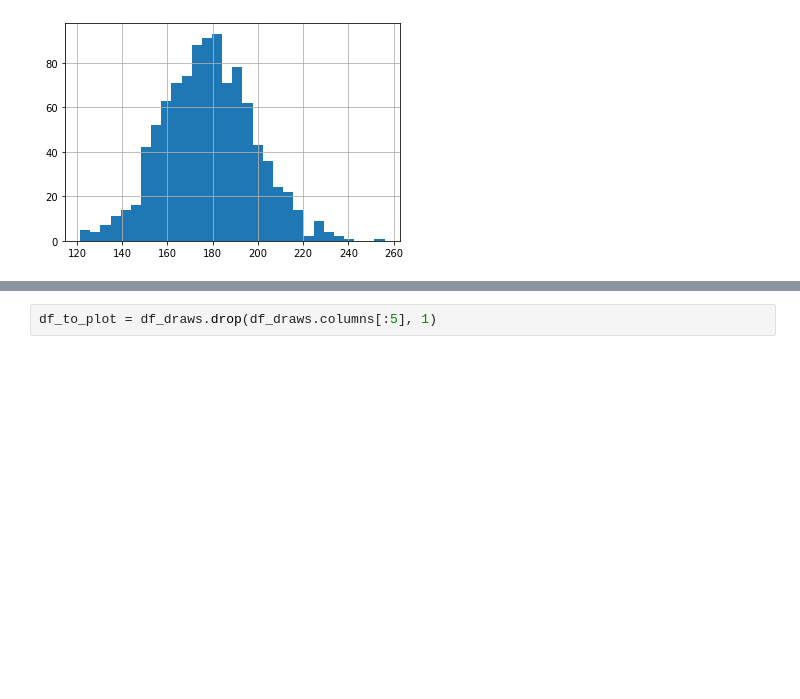
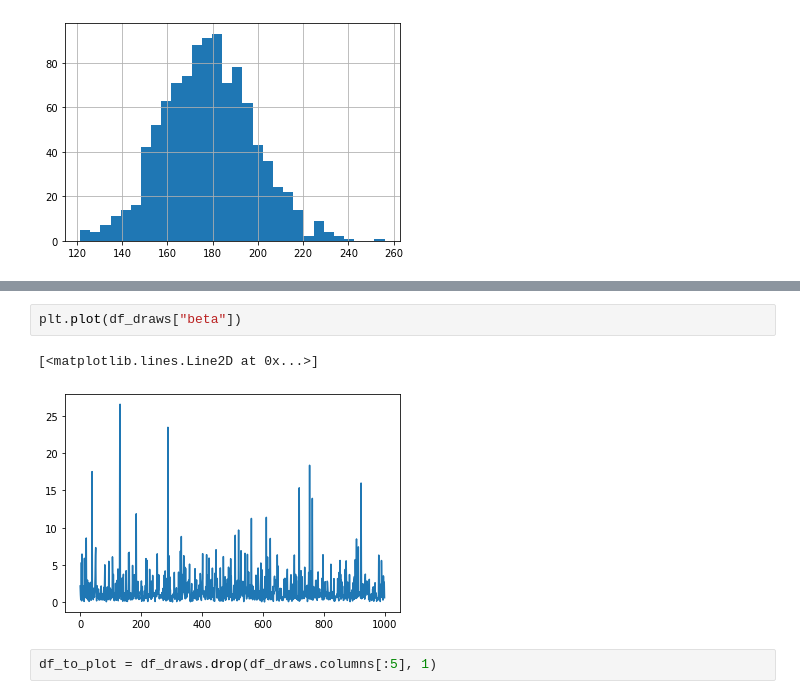
Before and after one commit to dominikwozniak/data-analytics, a Jupyter notebook: lab-4/lab_4.ipynb, the cells around one changed output, grey strips where cells are left out. Cells and saved outputs as stored; diff of their text form; blank space fills up the shorter version.

```diff
--- a/lab-4/lab_4.ipynb
+++ b/lab-4/lab_4.ipynb
@@ -249,2 +254,7 @@ df_draws["alpha"].hist(bins=30)
+# %%
+plt.plot(df_draws["beta"])
+# %% [output]
+[<matplotlib.lines.Line2D at 0x...>]
+[figure, added]
 # %%
 df_to_plot = df_draws.drop(df_draws.columns[:5], 1)
```
Also changed, not shown: parts of 5 cells of this notebook.
